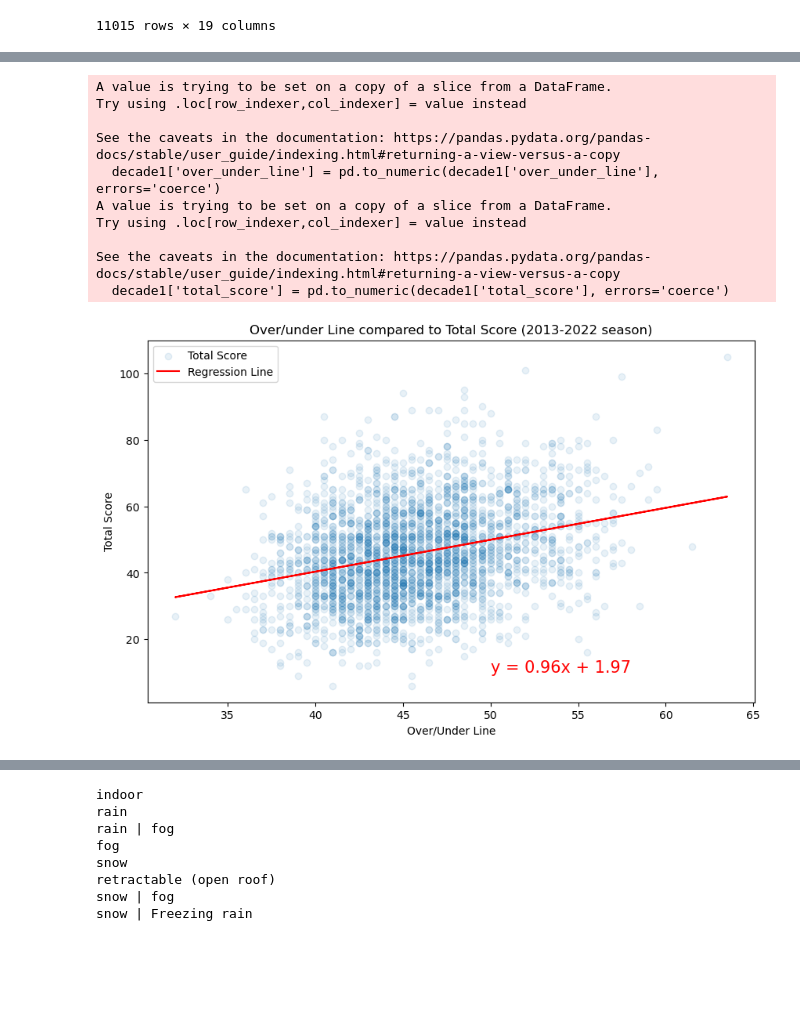
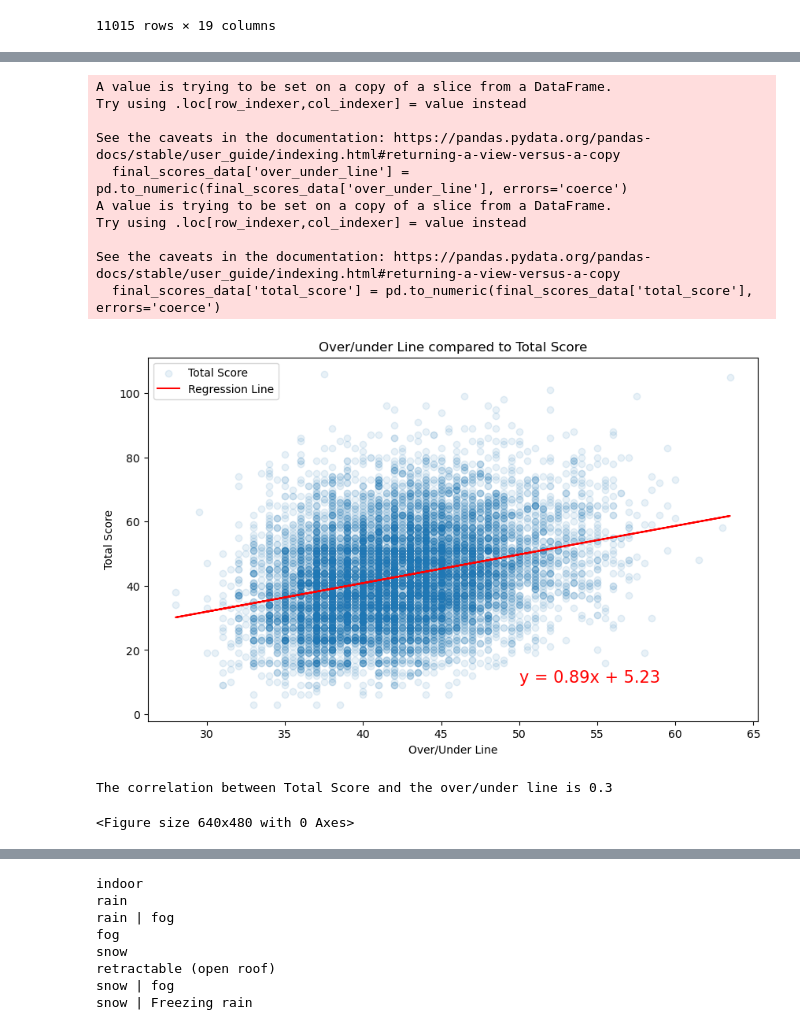
Before and after one commit to davisdw/Project_1_Group_5, a Jupyter notebook: Analysis(Ryan).ipynb, the cells around one changed output, grey strips where cells are left out. Saved outputs shown, nothing was run; the diff lists cells and outputs as text; code cells hidden in the pictures; blank space fills up the shorter version.

Commit message:
add final code & images

```diff
--- a/Analysis(Ryan).ipynb
+++ b/Analysis(Ryan).ipynb
@@ -119,6 +120,9 @@ See the caveats in the documentation: https://pandas.pydata.org/pandas-docs/stab
 11015 rows × 19 columns
 # %%
 # Filter data Sets
+# Create a new DataFrame without NaN values in the 'accuracy' column
+final_scores_data = filtered_scores_data.dropna(subset=['over_under_line'])
+# Create a DataFrame for regular season games
 reg_szn = filtered_scores_data.loc[filtered_scores_data["schedule_playoff"] == False]
 
 # Define the date ranges
@@ -136,7 +140,6 @@ decade1 = filtered_scores_data[mask_1]
 decade2 = filtered_scores_data[mask_2]
 decade3 = filtered_scores_data[mask_3]
 
-# Now, data_set_1, data_set_2, and data_set_3 contain the games within the specified date ranges
-decade1
+final_scores_data
 # %% [output]
 |  | schedule_date | schedule_season | schedule_week | schedule_playoff | team_home | score_home | score_away | ... |
@@ -161,39 +164,44 @@ def plot_linear_regression(x_values, y_values, ylabel, coordinates, title):
 
     # Create the scatter plot
     plt.figure(figsize=(10, 6))
     plt.scatter(x_values, y_values, alpha=0.1, label='Total Score')
 
     # Add the regression line to the plot
     plt.plot(x_values, regress_values, color='red', label='Regression Line')
 
     # Annotate the equation on the plot
     plt.annotate(line_eq, coordinates, fontsize=15, color="red")
 
     # Set the title and labels for the axes
     plt.xlabel('Over/Under Line')
     plt.ylabel(ylabel)
-    plt.title(title)  # Set the title
+    plt.title(title)
     plt.legend()
     plt.show()
 
-decade1['over_under_line'] = pd.to_numeric(decade1['over_under_line'], errors='coerce')
-decade1['total_score'] = pd.to_numeric(decade1['total_score'], errors='coerce')
+final_scores_data['over_under_line'] = pd.to_numeric(final_scores_data['over_under_line'], errors='coerce')
+final_scores_data['total_score'] = pd.to_numeric(final_scores_data['total_score'], errors='coerce')
 
 # Your x and y values
 
-x_values = decade1['over_under_line']
-y_values = decade1['total_score']
+x_values = final_scores_data['over_under_line']
+y_values = final_scores_data['total_score']
 
-plot_linear_regression(x_values, y_values, 'Total Score', (50, 10), 'Over/under Line compared to Total Score (2013-2022 season)')
+plot_linear_regression(x_values, y_values, 'Total Score', (50, 10), 'Over/under Line compared to Total Score')
+plt.savefig('images/OUTSall.png')
+correlation = st.pearsonr(x_values,y_values)
+print(f"The correlation between Total Score and the over/under line is {round(correlation[0],2)}")
 # %% [output]
 A value is trying to be set on a copy of a slice from a DataFrame.
 Try using .loc[row_indexer,col_indexer] = value instead
 
 See the caveats in the documentation: https://pandas.pydata.org/pandas-docs/stable/user_guide/indexing.html#returning-a-view-versus-a-copy
-  decade1['over_under_line'] = pd.to_numeric(decade1['over_under_line'], errors='coerce')
+  final_scores_data['over_under_line'] = pd.to_numeric(final_scores_data['over_under_line'], errors='coerce')
 A value is trying to be set on a copy of a slice from a DataFrame.
 Try using .loc[row_indexer,col_indexer] = value instead
 
 See the caveats in the documentation: https://pandas.pydata.org/pandas-docs/stable/user_guide/indexing.html#returning-a-view-versus-a-copy
-  decade1['total_score'] = pd.to_numeric(decade1['total_score'], errors='coerce')
+  final_scores_data['total_score'] = pd.to_numeric(final_scores_data['total_score'], errors='coerce')
-[figure, old version]
+[figure, new version]
+The correlation between Total Score and the over/under line is 0.3
+<Figure size 640x480 with 0 Axes>
```
Also changed, not shown: parts of 22 cells of this notebook, 11 other files.
